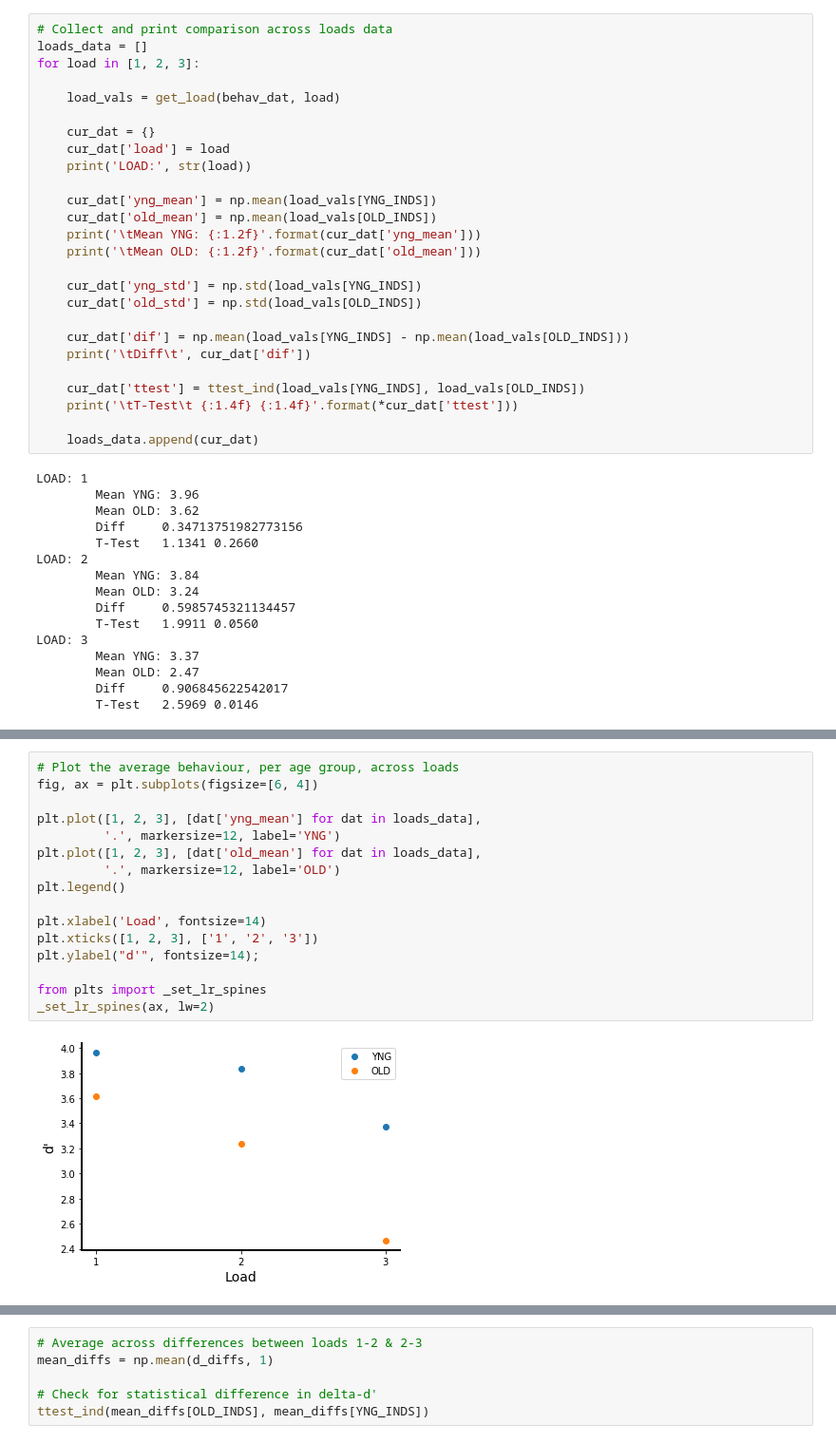
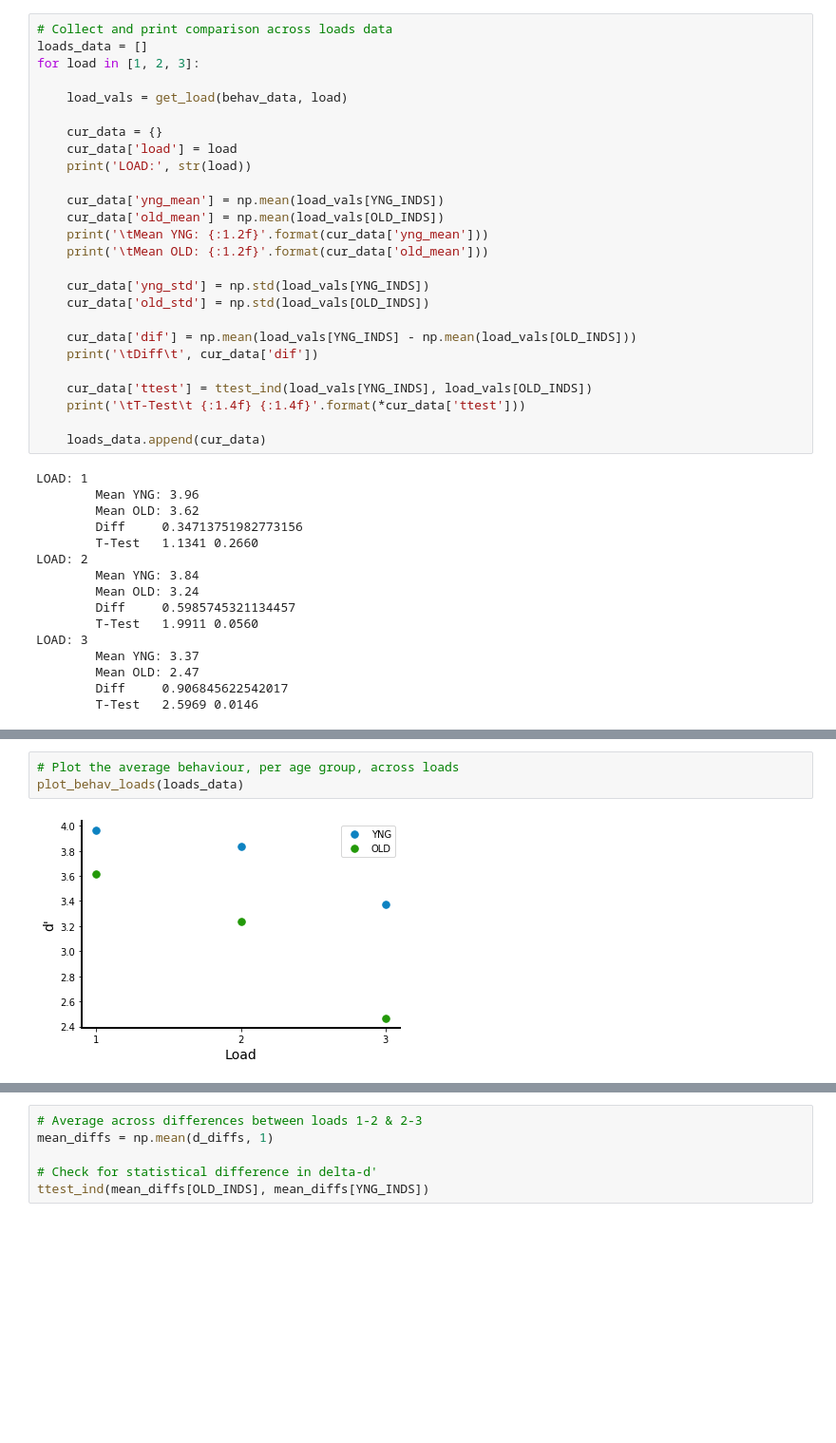
Before and after one commit to TomDonoghue/EEGparam, a Jupyter notebook: notebooks/03-GroupAnalysis-Behaviour.ipynb, the cells around one changed output, grey strips where cells are left out. Shown at 95% size. Drawn from its saved outputs; the diff is of its cells as text; blank space fills up the shorter version.

```diff
--- a/notebooks/03-GroupAnalysis-Behaviour.ipynb
+++ b/notebooks/03-GroupAnalysis-Behaviour.ipynb
@@ -114,27 +118,27 @@ def get_load(behav_dat, load):
 loads_data = []
 for load in [1, 2, 3]:
 
-    load_vals = get_load(behav_dat, load)
+    load_vals = get_load(behav_data, load)
 
-    cur_dat = {}
-    cur_dat['load'] = load
+    cur_data = {}
+    cur_data['load'] = load
     print('LOAD:', str(load))
 
-    cur_dat['yng_mean'] = np.mean(load_vals[YNG_INDS])
-    cur_dat['old_mean'] = np.mean(load_vals[OLD_INDS])
-    print('\tMean YNG: {:1.2f}'.format(cur_dat['yng_mean']))
-    print('\tMean OLD: {:1.2f}'.format(cur_dat['old_mean']))
+    cur_data['yng_mean'] = np.mean(load_vals[YNG_INDS])
+    cur_data['old_mean'] = np.mean(load_vals[OLD_INDS])
+    print('\tMean YNG: {:1.2f}'.format(cur_data['yng_mean']))
+    print('\tMean OLD: {:1.2f}'.format(cur_data['old_mean']))
 
-    cur_dat['yng_std'] = np.std(load_vals[YNG_INDS])
-    cur_dat['old_std'] = np.std(load_vals[OLD_INDS])
+    cur_data['yng_std'] = np.std(load_vals[YNG_INDS])
+    cur_data['old_std'] = np.std(load_vals[OLD_INDS])
 
-    cur_dat['dif'] = np.mean(load_vals[YNG_INDS] - np.mean(load_vals[OLD_INDS]))
-    print('\tDiff\t', cur_dat['dif'])
+    cur_data['dif'] = np.mean(load_vals[YNG_INDS] - np.mean(load_vals[OLD_INDS]))
+    print('\tDiff\t', cur_data['dif'])
 
-    cur_dat['ttest'] = ttest_ind(load_vals[YNG_INDS], load_vals[OLD_INDS])
-    print('\tT-Test\t {:1.4f} {:1.4f}'.format(*cur_dat['ttest']))
+    cur_data['ttest'] = ttest_ind(load_vals[YNG_INDS], load_vals[OLD_INDS])
+    print('\tT-Test\t {:1.4f} {:1.4f}'.format(*cur_data['ttest']))
 
-    loads_data.append(cur_dat)
+    loads_data.append(cur_data)
 # %% [output]
 LOAD: 1
         Mean YNG: 3.96
@@ -160,19 +165,6 @@ plot_comp_scatter(load_vals)
-# %%
-# Plot the average behaviour, per age group, across loads
-fig, ax = plt.subplots(figsize=[6, 4])
-
-plt.plot([1, 2, 3], [dat['yng_mean'] for dat in loads_data],
-         '.', markersize=12, label='YNG')
-plt.plot([1, 2, 3], [dat['old_mean'] for dat in loads_data],
-         '.', markersize=12, label='OLD')
-plt.legend()
-
-plt.xlabel('Load', fontsize=14)
-plt.xticks([1, 2, 3], ['1', '2', '3'])
-plt.ylabel("d'", fontsize=14);
-
-from plts import _set_lr_spines
-_set_lr_spines(ax, lw=2)
-# %% [output]
-[figure, removed]
+# %%
+# Plot the average behaviour, per age group, across loads
+plot_behav_loads(loads_data)
+# %% [output]
+[figure, added]
 # %% [markdown]
```
Also changed, not shown: parts of 19 cells of this notebook, 1 other file.
